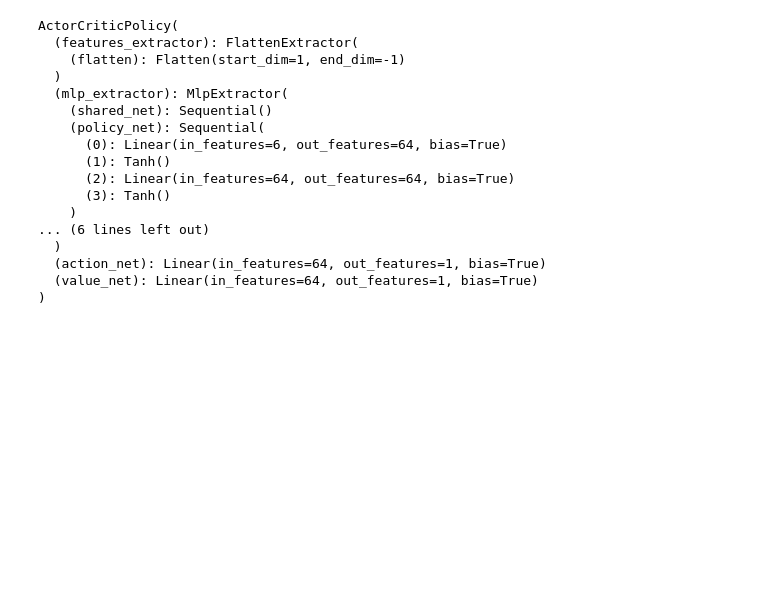
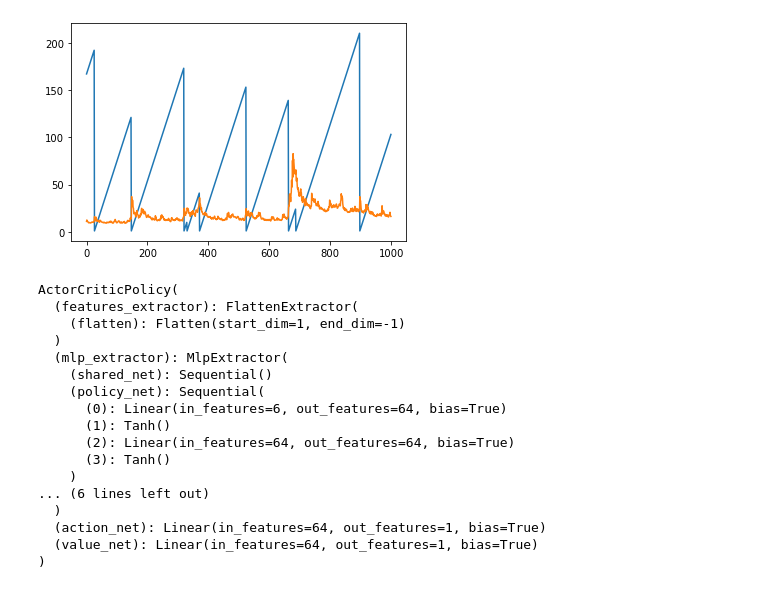
Before and after one commit to huazuhao/policy_gradient_cartpole, a Jupyter notebook: vix/model6/stable_baseline_env_4/scratch.ipynb, the cells around one changed output. Drawn from its saved outputs; the diff is of its cells as text; code cells hidden in the pictures; blank space fills up the shorter version.

```diff
--- a/vix/model6/stable_baseline_env_4/scratch.ipynb
+++ b/vix/model6/stable_baseline_env_4/scratch.ipynb
@@ -1,3 +27,9 @@
+# %%
+plt.plot(local_env.index_feature_dataframe['days_since_7'])
+plt.plot(local_env.index_feature_dataframe['vix_adj_close'])
+plt.show()
+# %% [output]
+[figure, added]
 # %%
 from stable_baselines3 import A2C
 # %%
```
Also changed, not shown: parts of 4 cells of this notebook, 51 other files.
